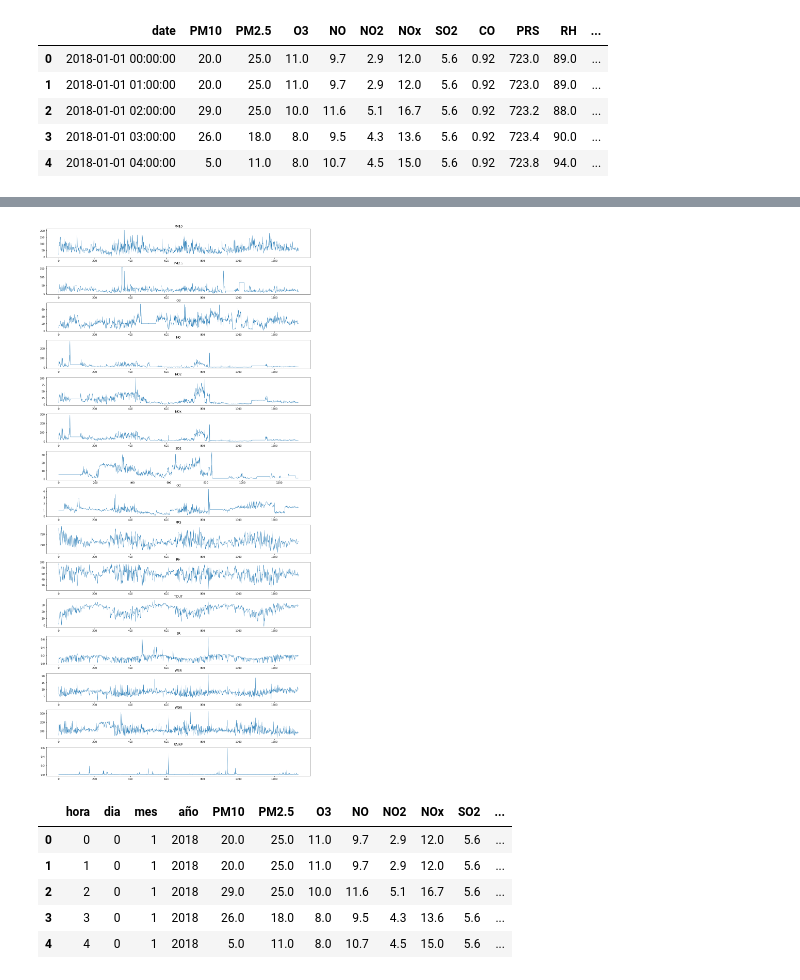
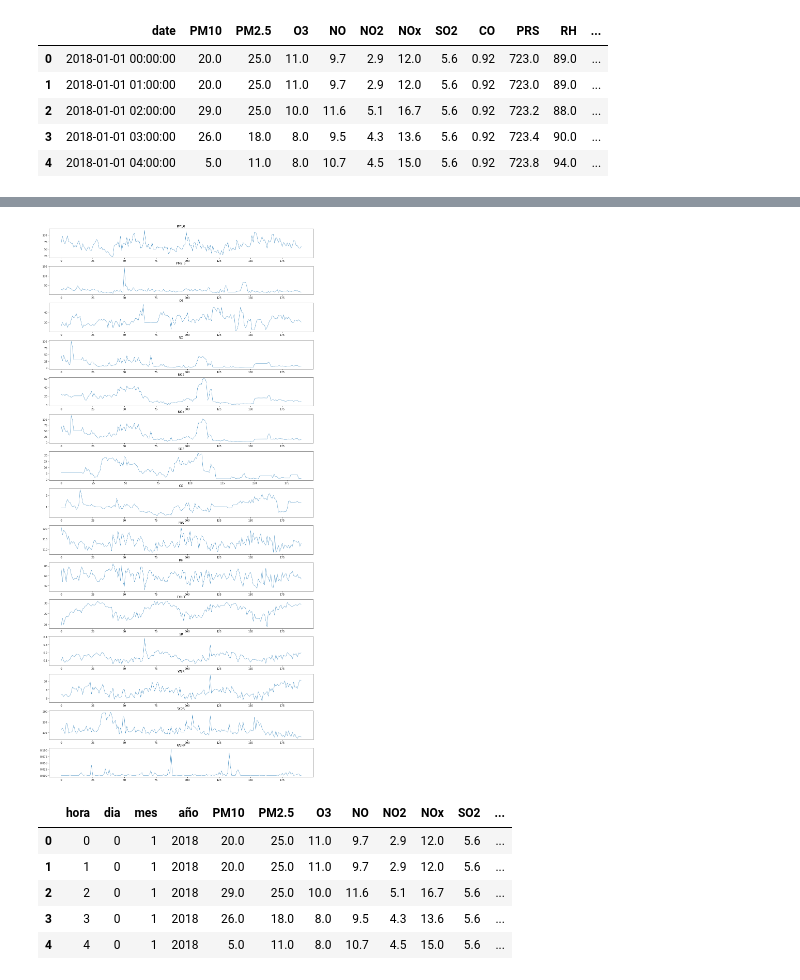
Before and after one commit to DiegoElian02/CienciadeDatosMultivariado, a Jupyter notebook: Analisis.ipynb, the cells around one changed output, grey strips where cells are left out. Cells and saved outputs as stored; diff of their text form; code cells hidden in the pictures.

```diff
--- a/Analisis.ipynb
+++ b/Analisis.ipynb
@@ -32,3 +32,6 @@ day_df.head()
 | 2018-01-05 | 82.083333 | 29.208333 | 16.333333 | 36.108333 | 29.508333 | 65.400000 | 5.6 | 0.92 | 720.233333 | 65.083333 | 11.551667 | ... |
 # %%
 day_df.to_csv('DatosDiarios.csv')
+# %%
+week_df = df.groupby(pd.Grouper(key='date', axis=0, freq='W')).mean()
+week_df.head()
@@ -44,9 +57,9 @@ def graficar(df):
             ax[i].plot(x, df[df.columns[inde]], linewidth=0.8)
             inde += 1
 # %%
-graficar(day_df)
+graficar(week_df)
 # %% [output]
-[figure, old version]
+[figure, new version]
 # %%
 df['dia'] = df['date'].dt.day_of_week
 df['mes'] = df['date'].dt.month
```
Also changed, not shown: parts of 2 cells of this notebook, 1 other file.
